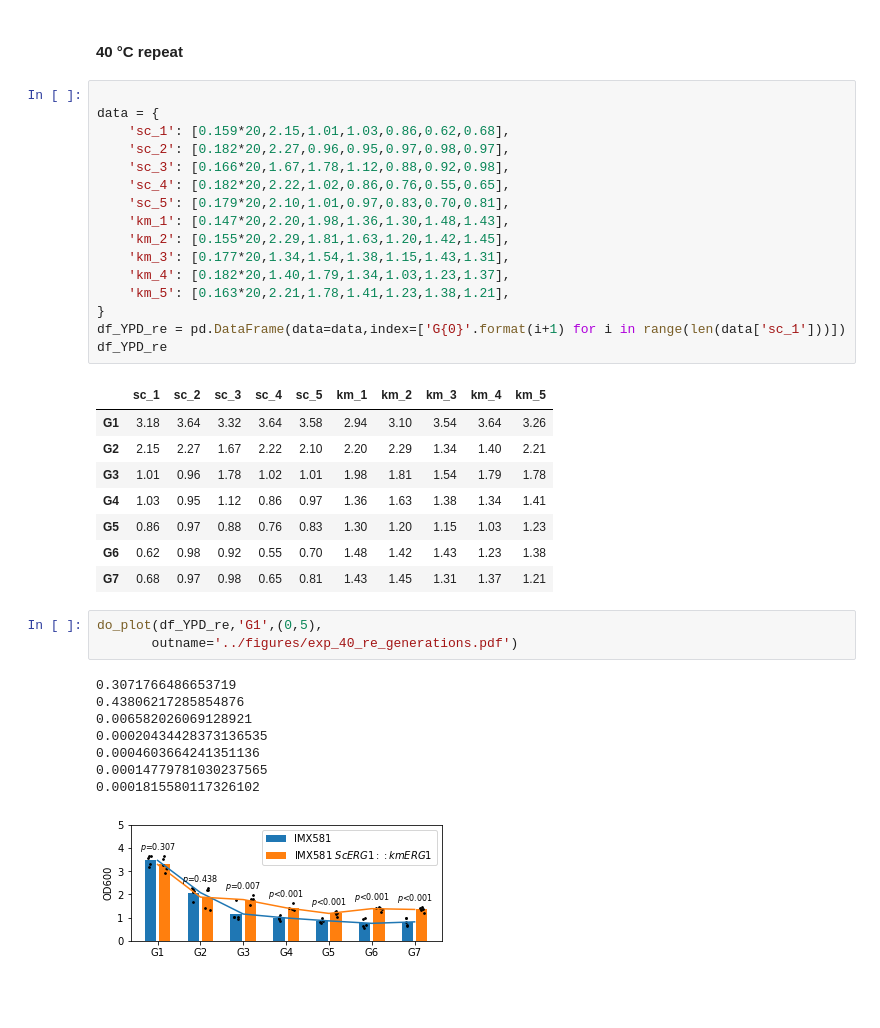
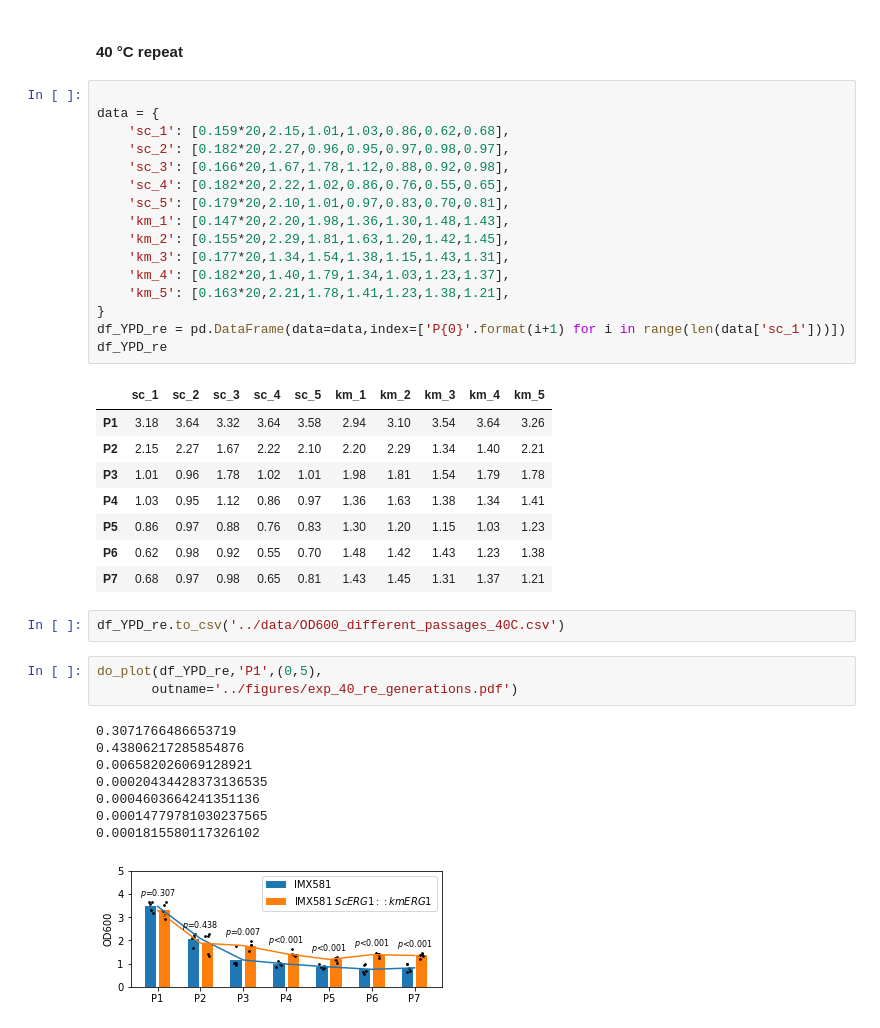
Before and after one commit to SysBioChalmers/BayesianGEM, a Jupyter notebook: code/expdata.ipynb, the cells around one changed output. Cells and saved outputs as stored; diff of their text form; blank space fills up the shorter version.

```diff
--- a/code/expdata.ipynb
+++ b/code/expdata.ipynb
@@ -131,26 +133,28 @@ data = {
     'km_4': [0.182*20,1.40,1.79,1.34,1.03,1.23,1.37],
     'km_5': [0.163*20,2.21,1.78,1.41,1.23,1.38,1.21],
 }
-df_YPD_re = pd.DataFrame(data=data,index=['G{0}'.format(i+1) for i in range(len(data['sc_1']))])
+df_YPD_re = pd.DataFrame(data=data,index=['P{0}'.format(i+1) for i in range(len(data['sc_1']))])
 df_YPD_re
 # %% [output]
 |  | sc_1 | sc_2 | sc_3 | sc_4 | sc_5 | km_1 | km_2 | km_3 | km_4 | km_5 |
-| G1 | 3.18 | 3.64 | 3.32 | 3.64 | 3.58 | 2.94 | 3.10 | 3.54 | 3.64 | 3.26 |
-| G2 | 2.15 | 2.27 | 1.67 | 2.22 | 2.10 | 2.20 | 2.29 | 1.34 | 1.40 | 2.21 |
-| G3 | 1.01 | 0.96 | 1.78 | 1.02 | 1.01 | 1.98 | 1.81 | 1.54 | 1.79 | 1.78 |
-| G4 | 1.03 | 0.95 | 1.12 | 0.86 | 0.97 | 1.36 | 1.63 | 1.38 | 1.34 | 1.41 |
-| G5 | 0.86 | 0.97 | 0.88 | 0.76 | 0.83 | 1.30 | 1.20 | 1.15 | 1.03 | 1.23 |
-| G6 | 0.62 | 0.98 | 0.92 | 0.55 | 0.70 | 1.48 | 1.42 | 1.43 | 1.23 | 1.38 |
-| G7 | 0.68 | 0.97 | 0.98 | 0.65 | 0.81 | 1.43 | 1.45 | 1.31 | 1.37 | 1.21 |
+| P1 | 3.18 | 3.64 | 3.32 | 3.64 | 3.58 | 2.94 | 3.10 | 3.54 | 3.64 | 3.26 |
+| P2 | 2.15 | 2.27 | 1.67 | 2.22 | 2.10 | 2.20 | 2.29 | 1.34 | 1.40 | 2.21 |
+| P3 | 1.01 | 0.96 | 1.78 | 1.02 | 1.01 | 1.98 | 1.81 | 1.54 | 1.79 | 1.78 |
+| P4 | 1.03 | 0.95 | 1.12 | 0.86 | 0.97 | 1.36 | 1.63 | 1.38 | 1.34 | 1.41 |
+| P5 | 0.86 | 0.97 | 0.88 | 0.76 | 0.83 | 1.30 | 1.20 | 1.15 | 1.03 | 1.23 |
+| P6 | 0.62 | 0.98 | 0.92 | 0.55 | 0.70 | 1.48 | 1.42 | 1.43 | 1.23 | 1.38 |
+| P7 | 0.68 | 0.97 | 0.98 | 0.65 | 0.81 | 1.43 | 1.45 | 1.31 | 1.37 | 1.21 |
+# %%
+df_YPD_re.to_csv('../data/OD600_different_passages_40C.csv')
 # %%
-do_plot(df_YPD_re,'G1',(0,5),
+do_plot(df_YPD_re,'P1',(0,5),
        outname='../figures/exp_40_re_generations.pdf')
 # %% [output]
 0.3071766486653719
 0.43806217285854876
 0.006582026069128921
 0.00020434428373136535
 0.0004603664241351136
 0.00014779781030237565
 0.0001815580117326102
-[figure, old version]
+[figure, new version]
```
Also changed, not shown: parts of 7 cells of this notebook, 2 other files.
